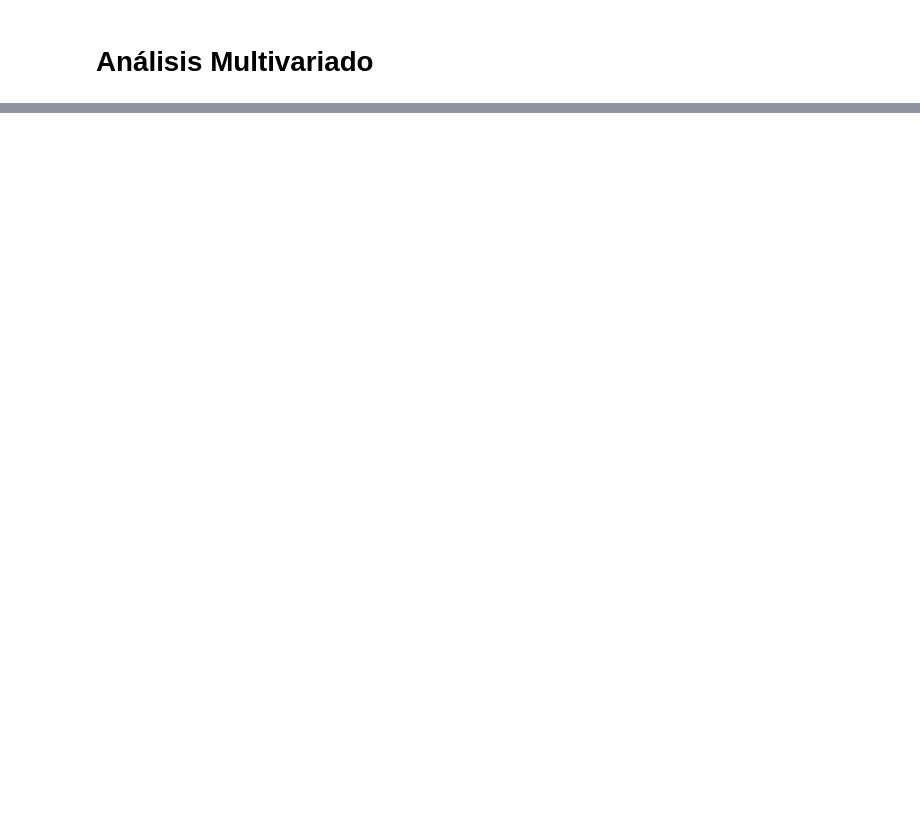
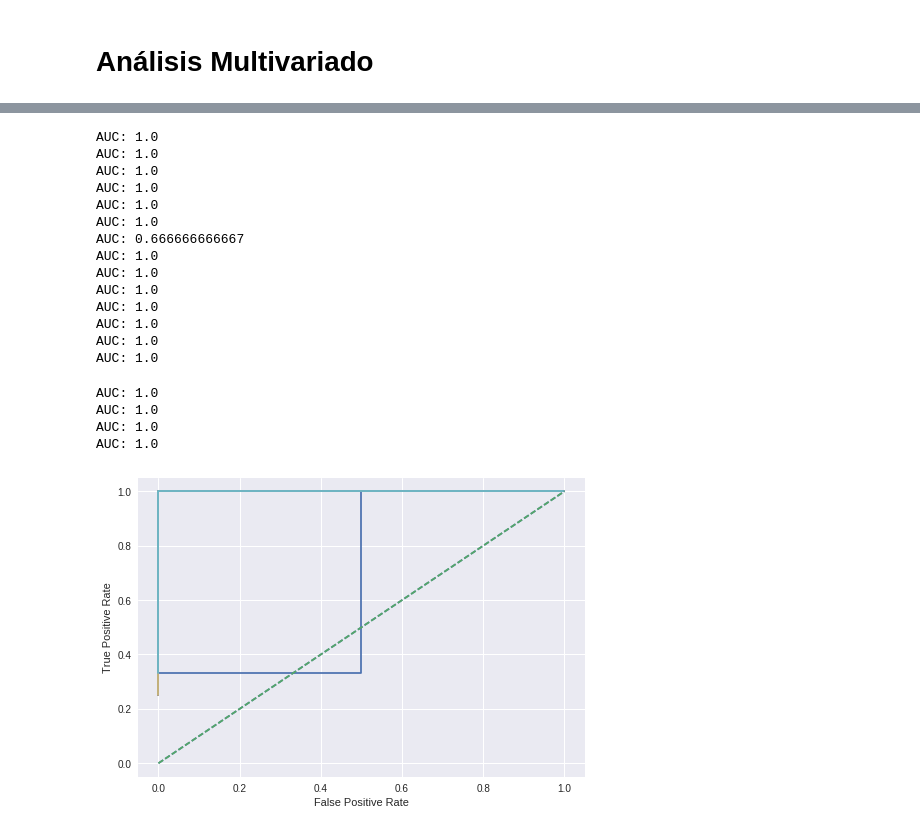
Before and after one commit to gfourcade/cienciadatos, a Jupyter notebook: tp3/tp3.ipynb, the cells around one changed output, grey strips where cells are left out. Drawn from its saved outputs; the diff is of its cells as text; code cells hidden in the pictures; blank space fills up the shorter version.

```diff
--- a/tp3/tp3.ipynb
+++ b/tp3/tp3.ipynb
@@ -381,0 +395,62 @@ ValueError: Found input variables with inconsistent numbers of samples: [4, 12]
+# %%
+import pandas as pd
+from sklearn import svm
+from sklearn.metrics import roc_curve, roc_auc_score
+from sklearn.preprocessing import StandardScaler
+from sklearn.feature_selection import SelectPercentile
+from sklearn.pipeline import Pipeline
+from sklearn.model_selection import train_test_split
+
+dataset = pd.read_csv('features.csv')
+
+y = dataset.loc[20][1:].values
+y_binary = [1 if v == 'P' else 0 for v in y]
+dataset = dataset.drop(20).drop(dataset.columns[[0]], axis=1).T
+
+clf = Pipeline([
+  ('scaler', StandardScaler()),
+  ('feature_selection', SelectPercentile(percentile=10)),
+  ('classification', svm.SVC(probability=True))
+])
+
+for _ in range(20):
+    x_train, x_test, y_train, y_test = train_test_split(dataset, y)
+    y_test_binary = [1 if v == 'P' else 0 for v in y_test]
+
+    clf.fit(x_train, y_train)
+
+    scores = clf.predict_proba(x_test)[:,0]
+    fpr, tpr, thresholds = roc_curve(y_test_binary, scores)
+
+    try:
+        auc = roc_auc_score(y_test_binary, scores)
+    except ValueError:
+        # may fail if only one label in test set
+        continue
+
+    plt.plot(fpr, tpr)
+    plt.xlabel('False Positive Rate')
+    plt.ylabel('True Positive Rate')
+    print('AUC:', auc)
+plt.plot(((0,0),(1,1)), '--')
+plt.show()
+# %% [output]
+AUC: 1.0
+AUC: 1.0
+AUC: 1.0
+AUC: 1.0
+AUC: 1.0
+AUC: 1.0
+AUC: 0.666666666667
+AUC: 1.0
+AUC: 1.0
+AUC: 1.0
+AUC: 1.0
+AUC: 1.0
+AUC: 1.0
+AUC: 1.0
+AUC: 1.0
+AUC: 1.0
+AUC: 1.0
+AUC: 1.0
+[figure, added]
```
Also changed, not shown: parts of 6 cells of this notebook, 1 other file.
